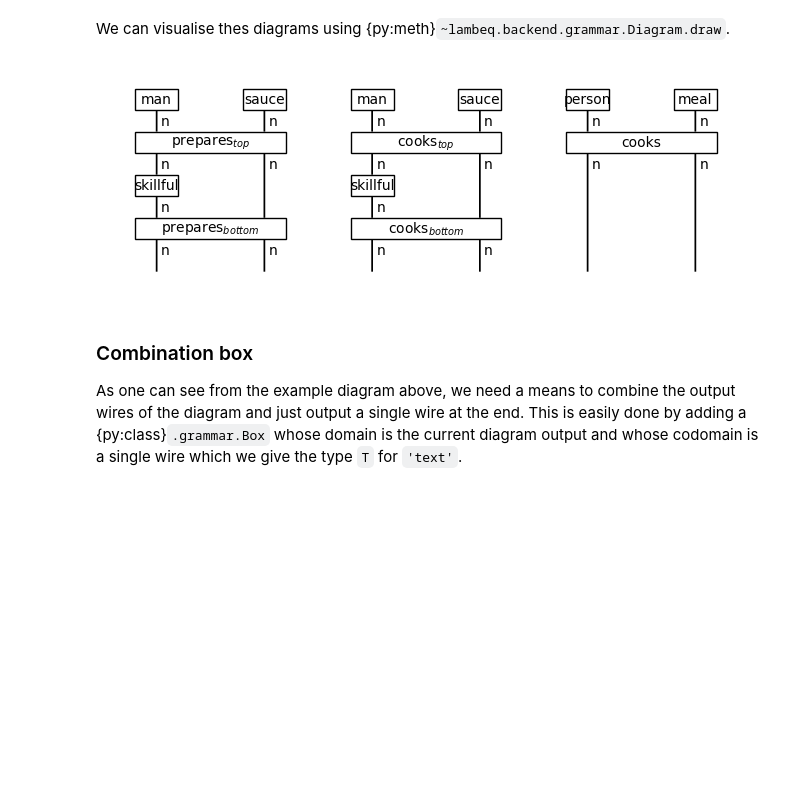
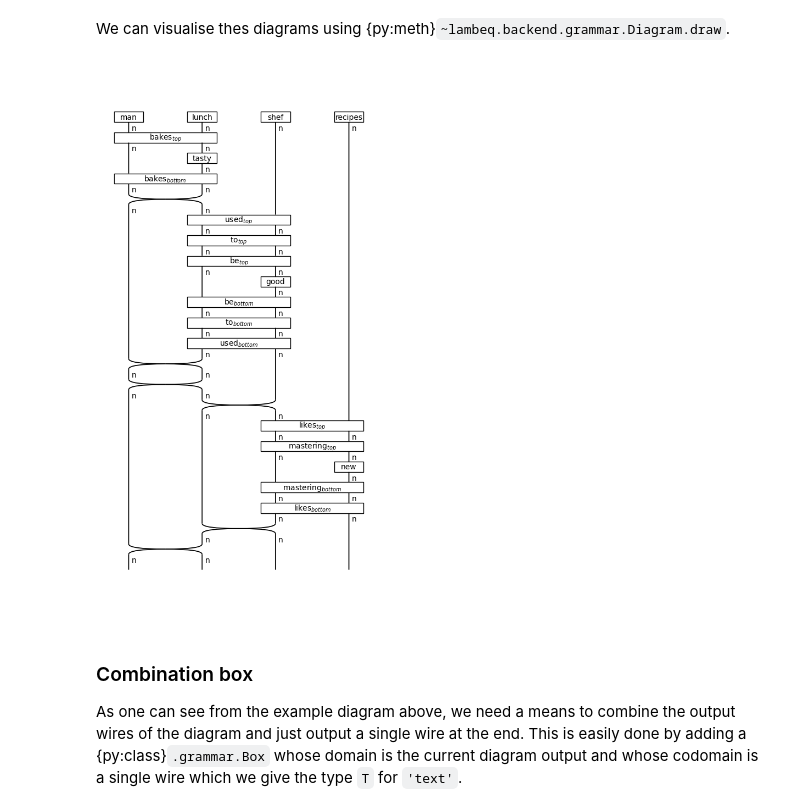
Before and after one commit to CQCL/lambeq-docs, a Jupyter notebook: docs/tutorials/discocirc-mc-task.ipynb, the cells around one changed output. Cells and saved outputs as stored; diff of their text form; code cells hidden in the pictures; blank space fills up the shorter version.

```diff
--- a/docs/tutorials/discocirc-mc-task.ipynb
+++ b/docs/tutorials/discocirc-mc-task.ipynb
@@ -38,9 +38,10 @@ def read_data(filename):
             sentences.append(line[1:].strip())
     return labels, sentences
 # %%
-train_labels, train_data = read_data('../examples/datasets/discocirc_mc_train_data.txt')
-dev_labels, dev_data = read_data('../examples/datasets/discocirc_mc_dev_data.txt')
-test_labels, test_data = read_data('../examples/datasets/discocirc_mc_test_data.txt')
+path = '/Users/dimitri.kartsaklis/work/notebooks/'
+train_labels, train_data = read_data(path + 'discocirc_mc_train_data.txt')
+dev_labels, dev_data = read_data(path + 'discocirc_mc_dev_data.txt')
+test_labels, test_data = read_data(path + '/discocirc_mc_test_data.txt')
 # %%
 import os
 
@@ -86,9 +87,9 @@ To disable this warning, you can either:
 # %% [markdown]
 We can visualise thes diagrams using {py:meth}`~lambeq.backend.grammar.Diagram.draw`.
 # %%
-raw_train_diags[0].draw()
+raw_train_diags[0].draw(figsize=(5,10))
 # %% [output]
-[figure, old version]
+[figure, new version]
 # %% [markdown]
 ### Combination box
 
```
Also changed, not shown: parts of 15 cells of this notebook, 3 other files.
